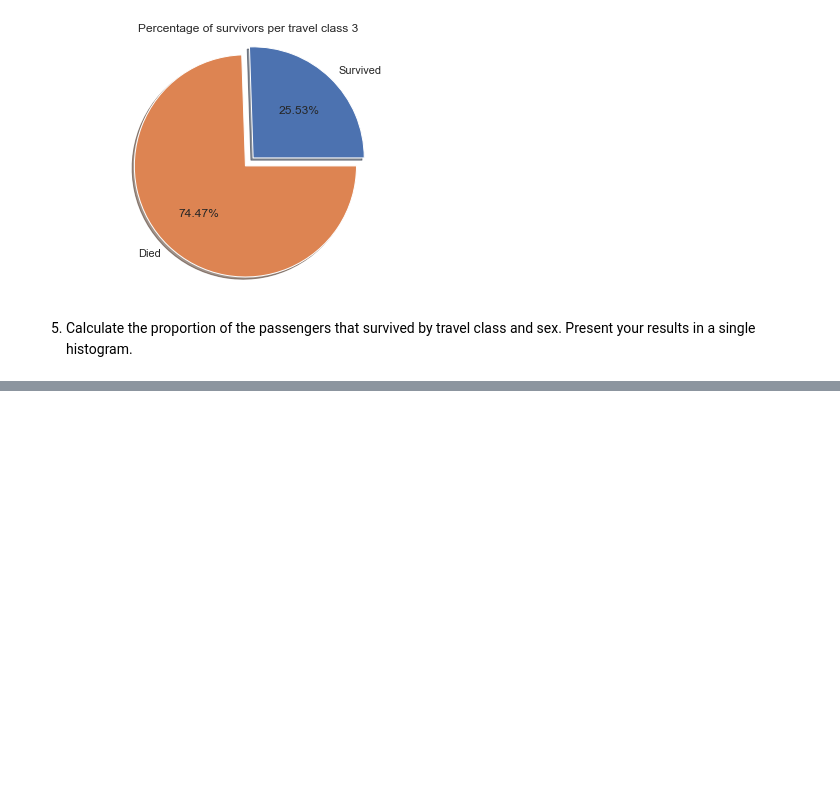
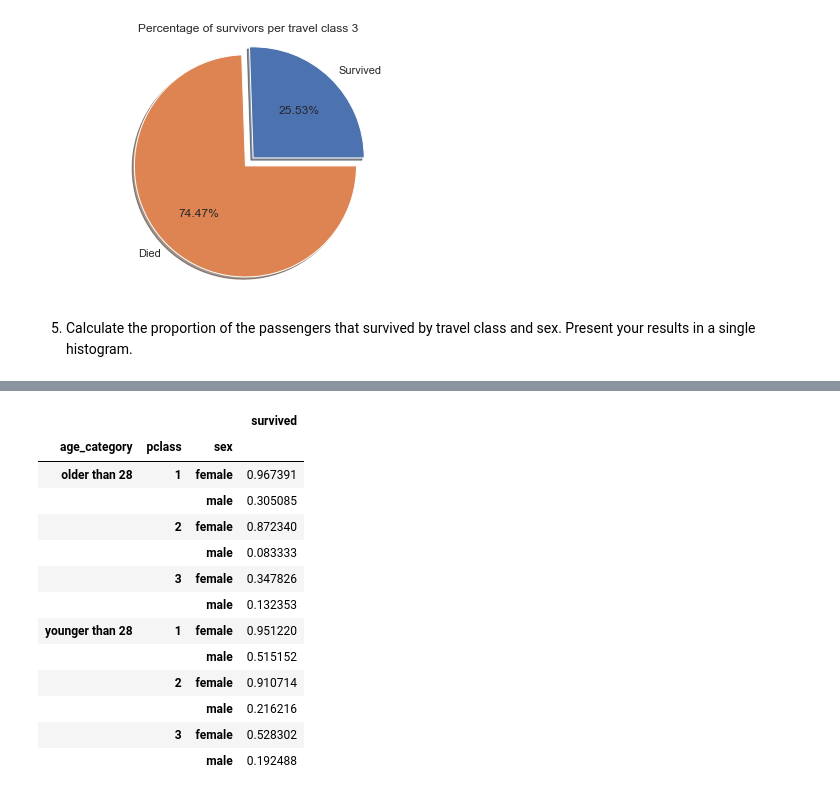
Before and after one commit to manzocec/DataAnalysis_Exercises, a Jupyter notebook: Homework01/Pandas_DataWrangling_Task03.ipynb, the cells around one changed output, grey strips where cells are left out. Saved outputs shown, nothing was run; the diff lists cells and outputs as text; code cells hidden in the pictures; blank space fills up the shorter version.

```diff
--- a/Homework01/Pandas_DataWrangling_Task03.ipynb
+++ b/Homework01/Pandas_DataWrangling_Task03.ipynb
@@ -261,0 +270,4 @@ survived_per_pclass_sex
+# %%
+titanic_excel = pd.read_excel('Data/titanic.xls')
+age_not_nan = titanic_excel['age'][titanic_excel['age'].notnull()]
+age_not_nan = pd.DataFrame(age_not_nan).rename_axis("person_idx", axis="columns")
@@ -261,0 +297,13 @@ survived_per_pclass_sex
+# %%
+age_28ycategories = titanic_excel[['age', 'survived', 'pclass', 'sex']]
+age_28ycategories = age_28ycategories[age_28ycategories['age'].notnull()]
+age_28ycategories['age_category'] = pd.Series(np.zeros(len(age_28ycategories)))
+# %%
+age_28ycategories['age_category'][(age_28ycategories['age']).astype(int) > age_median] = 'older than 28'
+age_28ycategories['age_category'][(age_28ycategories['age']).astype(int) < age_median] = 'younger than 28'
+
+indices28 = age_28ycategories[(age_28ycategories['age']).astype(int) == age_median].index
+for j1 in indices28[0:19]:
+    age_28ycategories.loc[j1, 'age_category'] = 'younger than 28'
+for j2 in indices28[19:]:
+    age_28ycategories.loc[j2, 'age_category'] = 'older than 28'
@@ -261,0 +319,18 @@ survived_per_pclass_sex
+# %%
+age_28ycategories.drop(columns='age')
+pd.DataFrame(age_28ycategories.groupby(["age_category","pclass", "sex"])["survived"].mean())
+# %% [output]
+|  |  |  | survived |
+| age_category | pclass | sex |  |
+| older than 28 | 1 | female | 0.967391 |
+|  |  | male | 0.305085 |
+|  | 2 | female | 0.872340 |
+|  |  | male | 0.083333 |
+|  | 3 | female | 0.347826 |
+|  |  | male | 0.132353 |
+| younger than 28 | 1 | female | 0.951220 |
+|  |  | male | 0.515152 |
+|  | 2 | female | 0.910714 |
+|  |  | male | 0.216216 |
+|  | 3 | female | 0.528302 |
+|  |  | male | 0.192488 |
```
Also changed, not shown: parts of 15 cells of this notebook.
